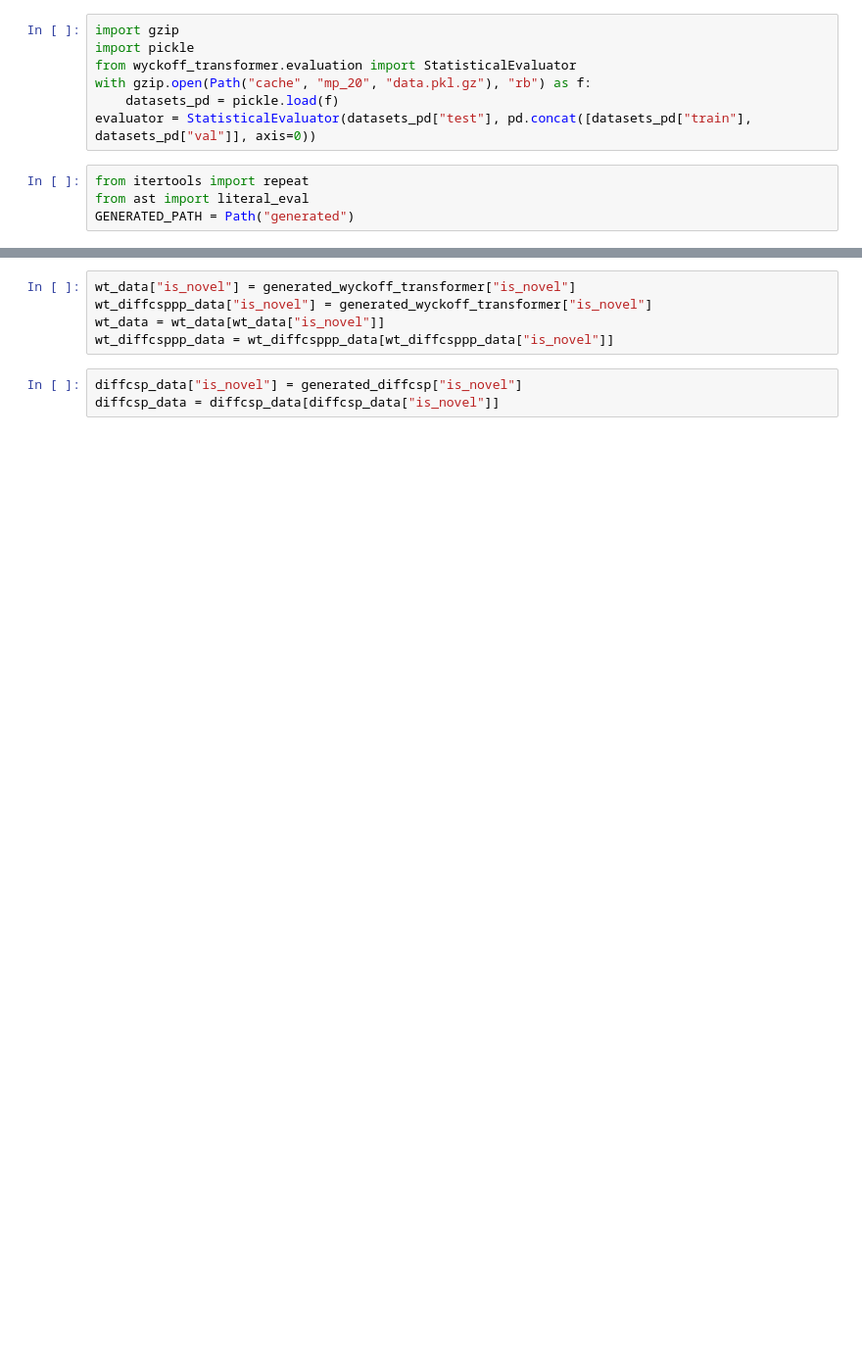
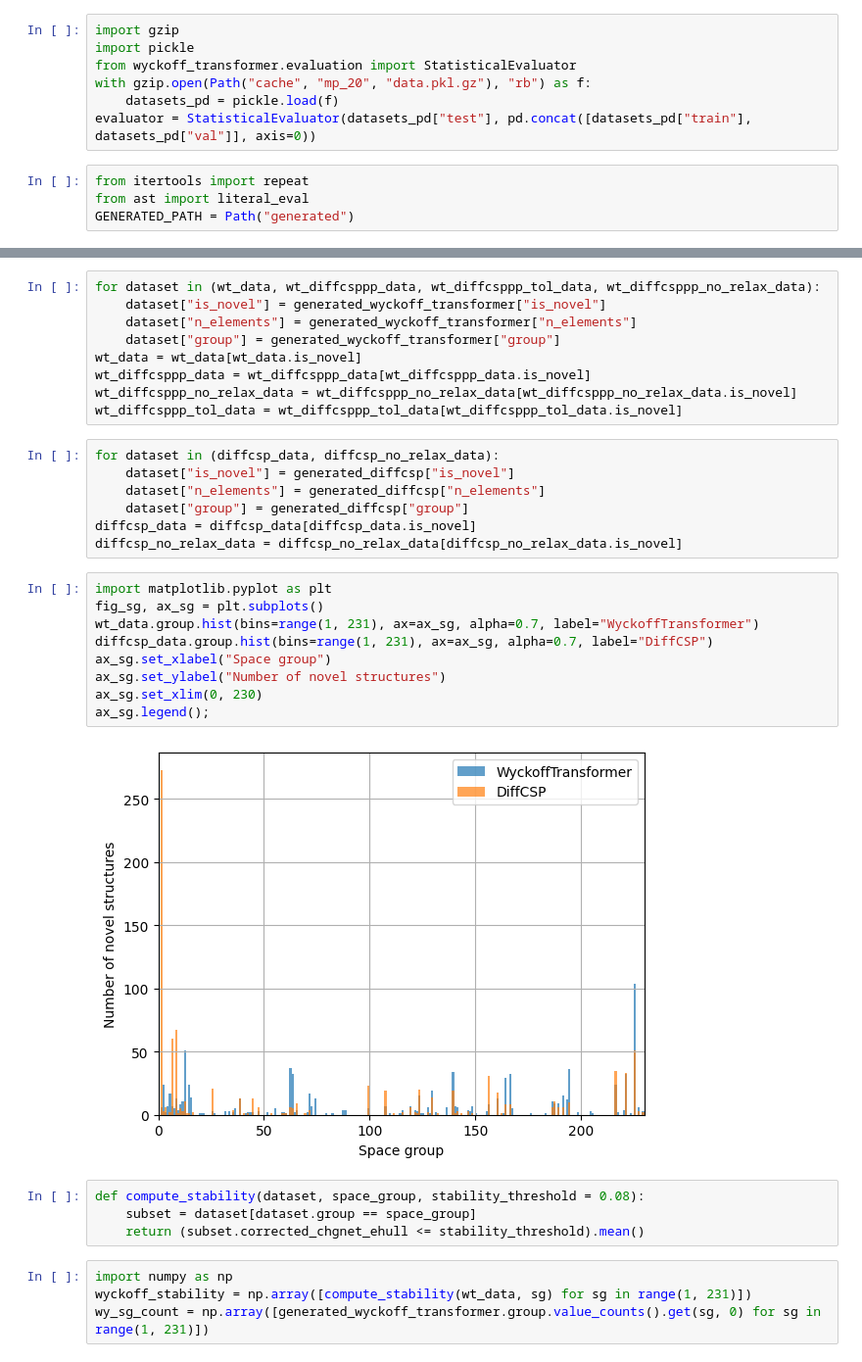
Before and after one commit to kedhip/WyckoffTransformer, a Jupyter notebook: MP-20 E_hull.ipynb, the cells around one changed output, grey strips where cells are left out. Shown at 98% size. Drawn from its saved outputs; the diff is of its cells as text; blank space fills up the shorter version.

```diff
--- a/MP-20 E_hull.ipynb
+++ b/MP-20 E_hull.ipynb
@@ -31,8 +51,35 @@ generated_diffcsp["is_novel"] = generated_diffcsp.apply(check_novelty_record, ax
 # %%
-wt_data["is_novel"] = generated_wyckoff_transformer["is_novel"]
-wt_diffcsppp_data["is_novel"] = generated_wyckoff_transformer["is_novel"]
-wt_data = wt_data[wt_data["is_novel"]]
-wt_diffcsppp_data = wt_diffcsppp_data[wt_diffcsppp_data["is_novel"]]
+for dataset in (wt_data, wt_diffcsppp_data, wt_diffcsppp_tol_data, wt_diffcsppp_no_relax_data):
+    dataset["is_novel"] = generated_wyckoff_transformer["is_novel"]
+    dataset["n_elements"] = generated_wyckoff_transformer["n_elements"]
+    dataset["group"] = generated_wyckoff_transformer["group"]
+wt_data = wt_data[wt_data.is_novel]
+wt_diffcsppp_data = wt_diffcsppp_data[wt_diffcsppp_data.is_novel]
+wt_diffcsppp_no_relax_data = wt_diffcsppp_no_relax_data[wt_diffcsppp_no_relax_data.is_novel]
+wt_diffcsppp_tol_data = wt_diffcsppp_tol_data[wt_diffcsppp_tol_data.is_novel]
-# %%
-diffcsp_data["is_novel"] = generated_diffcsp["is_novel"]
-diffcsp_data = diffcsp_data[diffcsp_data["is_novel"]]
+# %%
+for dataset in (diffcsp_data, diffcsp_no_relax_data):
+    dataset["is_novel"] = generated_diffcsp["is_novel"]
+    dataset["n_elements"] = generated_diffcsp["n_elements"]
+    dataset["group"] = generated_diffcsp["group"]
+diffcsp_data = diffcsp_data[diffcsp_data.is_novel]
+diffcsp_no_relax_data = diffcsp_no_relax_data[diffcsp_no_relax_data.is_novel]
+# %%
+import matplotlib.pyplot as plt
+fig_sg, ax_sg = plt.subplots()
+wt_data.group.hist(bins=range(1, 231), ax=ax_sg, alpha=0.7, label="WyckoffTransformer")
+diffcsp_data.group.hist(bins=range(1, 231), ax=ax_sg, alpha=0.7, label="DiffCSP")
+ax_sg.set_xlabel("Space group")
+ax_sg.set_ylabel("Number of novel structures")
+ax_sg.set_xlim(0, 230)
+ax_sg.legend();
+# %% [output]
+[figure, added]
+# %%
+def compute_stability(dataset, space_group, stability_threshold = 0.08):
+    subset = dataset[dataset.group == space_group]
+    return (subset.corrected_chgnet_ehull <= stability_threshold).mean()
+# %%
+import numpy as np
+wyckoff_stability = np.array([compute_stability(wt_data, sg) for sg in range(1, 231)])
+wy_sg_count = np.array([generated_wyckoff_transformer.group.value_counts().get(sg, 0) for sg in range(1, 231)])
```
Also changed, not shown: parts of 9 cells of this notebook.
